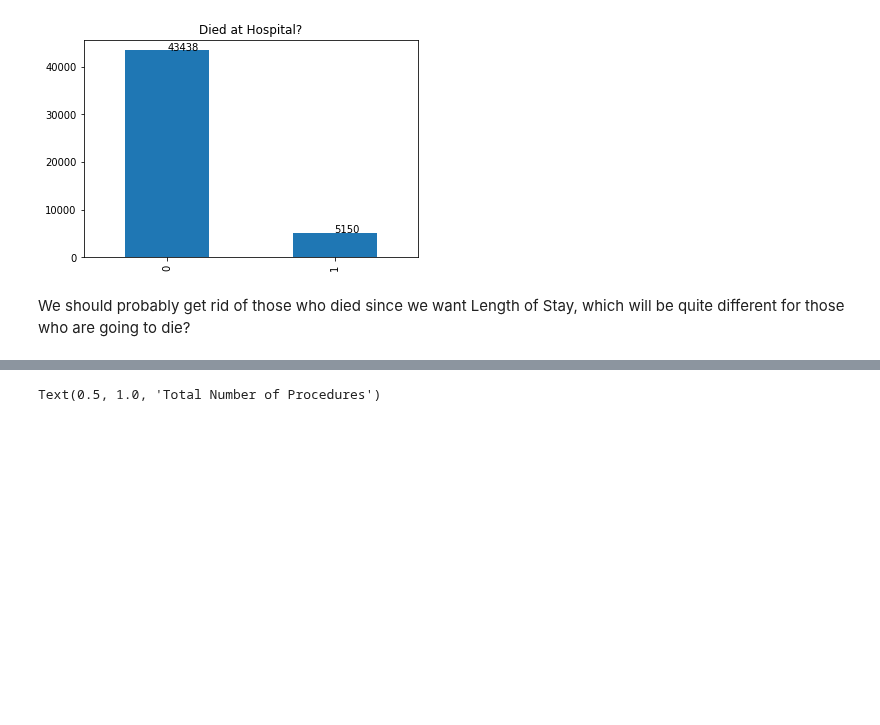
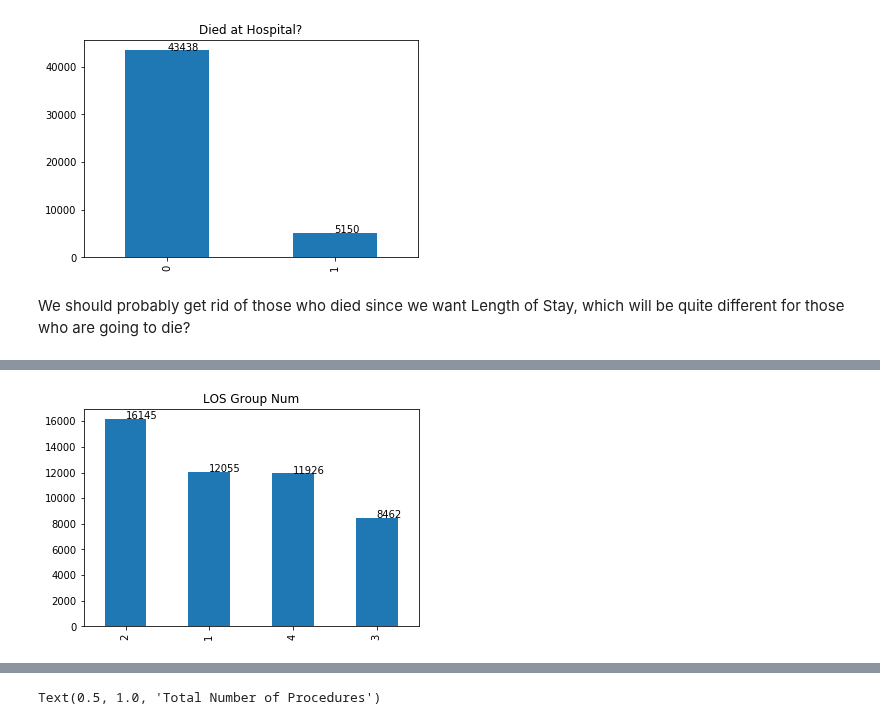
Before and after one commit to derek-y-lee/uclabiostat-thesis, a Jupyter notebook: los-prediction.ipynb, the cells around one changed output, grey strips where cells are left out. Saved outputs shown, nothing was run; the diff lists cells and outputs as text; code cells hidden in the pictures; blank space fills up the shorter version.

```diff
--- a/los-prediction.ipynb
+++ b/los-prediction.ipynb
@@ -678,0 +685,7 @@ We should probably get rid of those who died since we want Length of Stay, which
+# %%
+(raw_completecase.LOSgroupNum).value_counts().plot(kind='bar')
+for index, value in enumerate(raw_completecase.LOSgroupNum.value_counts()):
+    plt.text(index, value+10, str(value))
+    plt.title("LOS Group Num")
+# %% [output]
+[figure, added]
```
Also changed, not shown: parts of 12 cells of this notebook.
